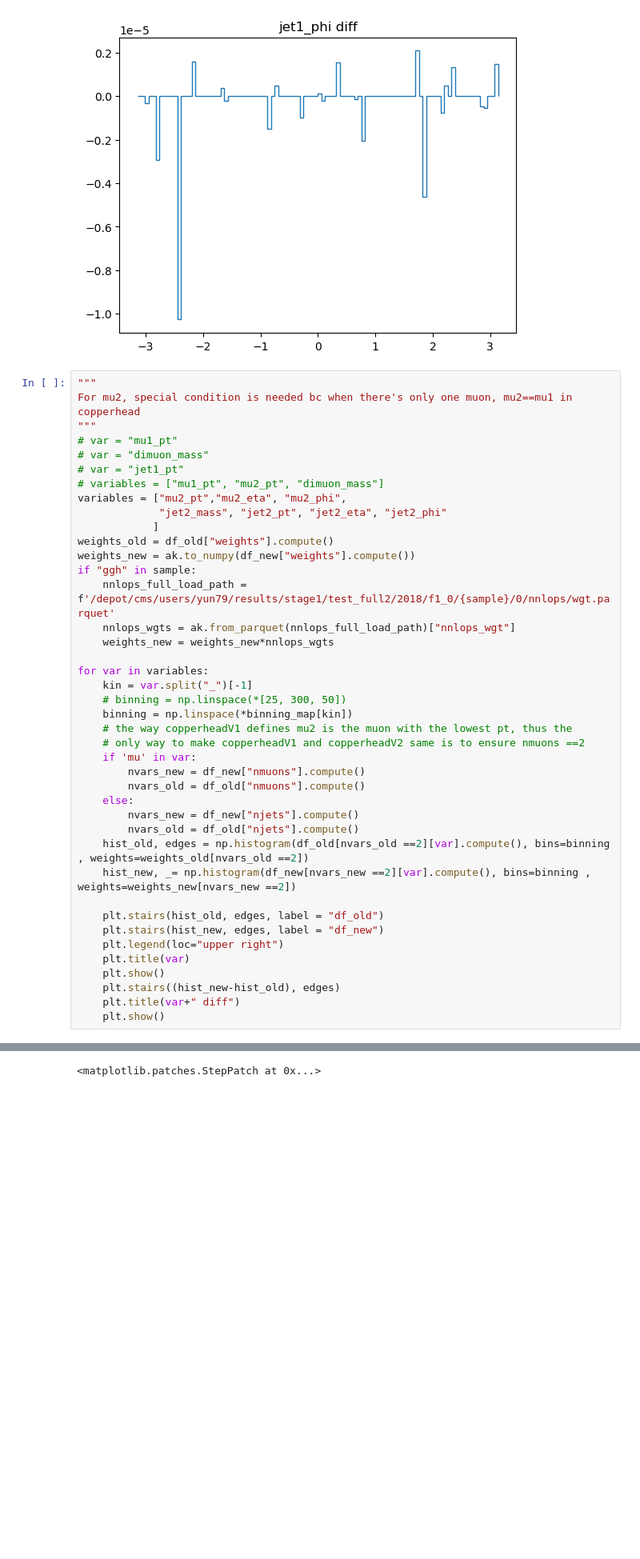
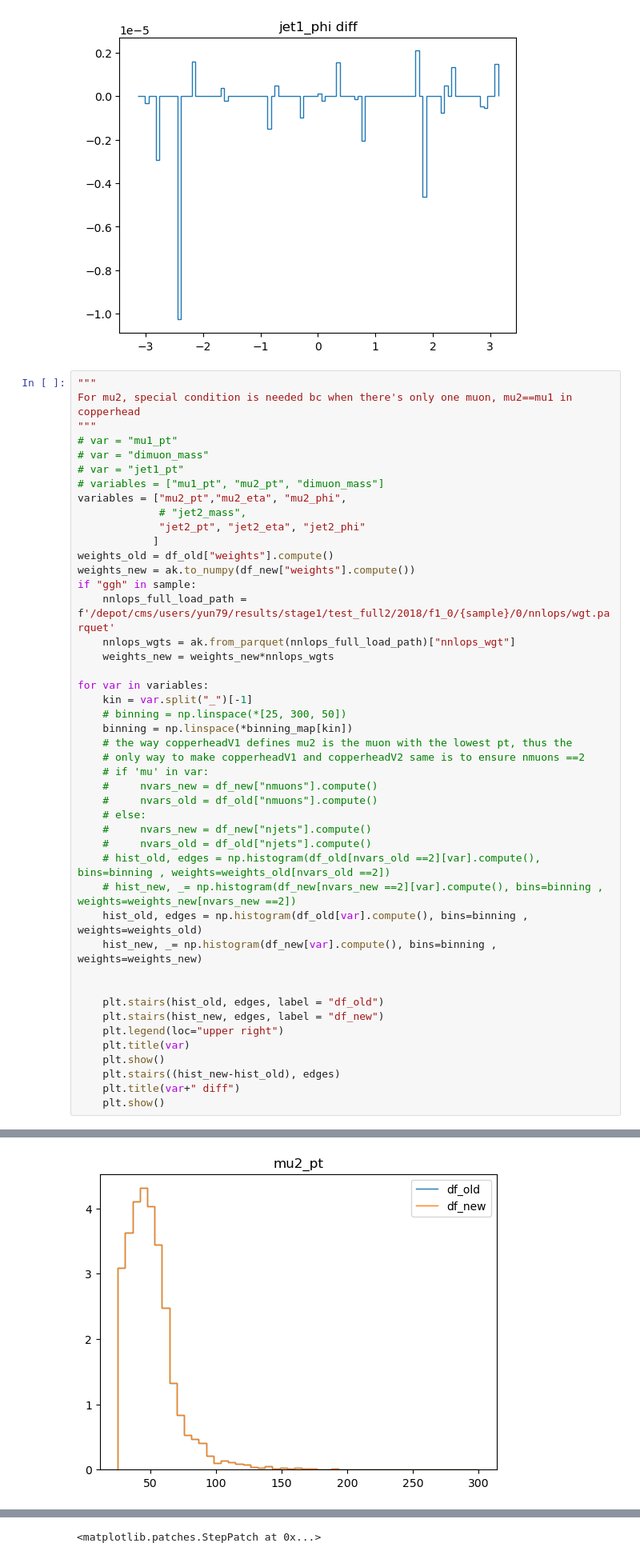
Before and after one commit to ram1123/copperheadV2, a Jupyter notebook: quick_tests/quick_validation_comparison.ipynb, the cells around one changed output, grey strips where cells are left out. Shown at 80% size. Saved outputs shown, nothing was run; the diff lists cells and outputs as text; blank space fills up the shorter version.

Commit message:
current plots without pdf rms up

```diff
--- a/quick_tests/quick_validation_comparison.ipynb
+++ b/quick_tests/quick_validation_comparison.ipynb
@@ -580,7 +580,8 @@ For mu2, special condition is needed bc when there's only one muon, mu2==mu1 in
 # var = "jet1_pt"
 # variables = ["mu1_pt", "mu2_pt", "dimuon_mass"]
 variables = ["mu2_pt","mu2_eta", "mu2_phi",
-             "jet2_mass", "jet2_pt", "jet2_eta", "jet2_phi"
+             # "jet2_mass",
+             "jet2_pt", "jet2_eta", "jet2_phi"
             ]
 weights_old = df_old["weights"].compute()
 weights_new = ak.to_numpy(df_new["weights"].compute())
@@ -595,14 +596,17 @@ for var in variables:
     binning = np.linspace(*binning_map[kin])
     # the way copperheadV1 defines mu2 is the muon with the lowest pt, thus the
     # only way to make copperheadV1 and copperheadV2 same is to ensure nmuons ==2
-    if 'mu' in var:
-        nvars_new = df_new["nmuons"].compute()
-        nvars_old = df_old["nmuons"].compute()
-    else:
-        nvars_new = df_new["njets"].compute()
-        nvars_old = df_old["njets"].compute()
-    hist_old, edges = np.histogram(df_old[nvars_old ==2][var].compute(), bins=binning , weights=weights_old[nvars_old ==2])
-    hist_new, _= np.histogram(df_new[nvars_new ==2][var].compute(), bins=binning , weights=weights_new[nvars_new ==2])
+    # if 'mu' in var:
+    #     nvars_new = df_new["nmuons"].compute()
+    #     nvars_old = df_old["nmuons"].compute()
+    # else:
+    #     nvars_new = df_new["njets"].compute()
+    #     nvars_old = df_old["njets"].compute()
+    # hist_old, edges = np.histogram(df_old[nvars_old ==2][var].compute(), bins=binning , weights=weights_old[nvars_old ==2])
+    # hist_new, _= np.histogram(df_new[nvars_new ==2][var].compute(), bins=binning , weights=weights_new[nvars_new ==2])
+    hist_old, edges = np.histogram(df_old[var].compute(), bins=binning , weights=weights_old)
+    hist_new, _= np.histogram(df_new[var].compute(), bins=binning , weights=weights_new)
+
 
     plt.stairs(hist_old, edges, label = "df_old")
     plt.stairs(hist_new, edges, label = "df_new")
@@ -616,0 +620 @@ KeyError: 'nmuons'
+[figure, added]
```
Also changed, not shown: parts of 2 cells of this notebook.
